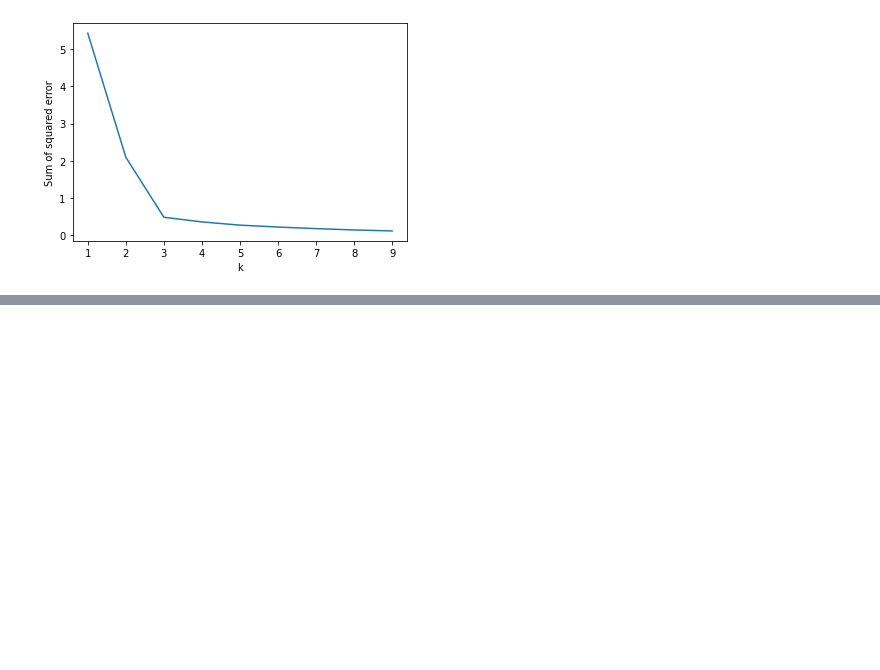
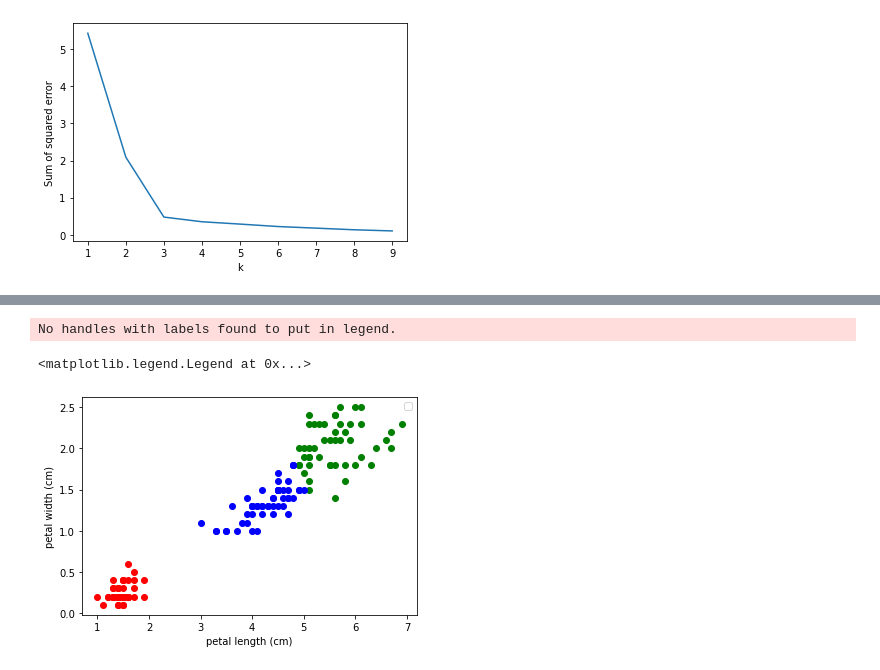
Before and after one commit to Abdullah-ICT-14/Machine-learning, a Jupyter notebook: Algorithms/K Means Clustering/K Means Clustering.ipynb, the cells around one changed output, grey strips where cells are left out. Cells and saved outputs as stored; diff of their text form; code cells hidden in the pictures; blank space fills up the shorter version.

```diff
--- a/Algorithms/K Means Clustering/K Means Clustering.ipynb
+++ b/Algorithms/K Means Clustering/K Means Clustering.ipynb
@@ -179,0 +263,3 @@ plt.plot(k_range,sse)
+# %%
+y_predicted=km.fit_predict(df1[['petal length (cm)','petal width (cm)']])
+y_predicted
@@ -179,0 +274,18 @@ plt.plot(k_range,sse)
+# %%
+df1['cluster']=y_predicted
+# %%
+df2=df1[df1.cluster==0]
+df3=df1[df1.cluster==1]
+df4=df1[df1.cluster==2]
+
+plt.scatter(df2['petal length (cm)'],df2['petal width (cm)'],color='red')
+plt.scatter(df3['petal length (cm)'],df3['petal width (cm)'], color='green')
+plt.scatter(df4['petal length (cm)'],df4['petal width (cm)'],color='blue')
+
+plt.xlabel('petal length (cm)')
+plt.ylabel('petal width (cm)')
+plt.legend()
+# %% [output]
+No handles with labels found to put in legend.
+<matplotlib.legend.Legend at 0x...>
+[figure, added]
```
Also changed, not shown: parts of 21 cells of this notebook.
